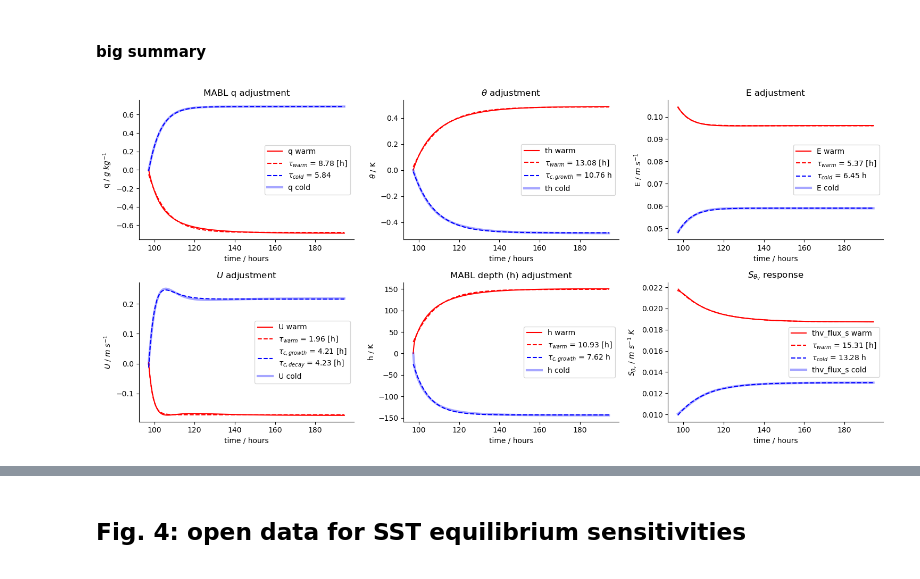
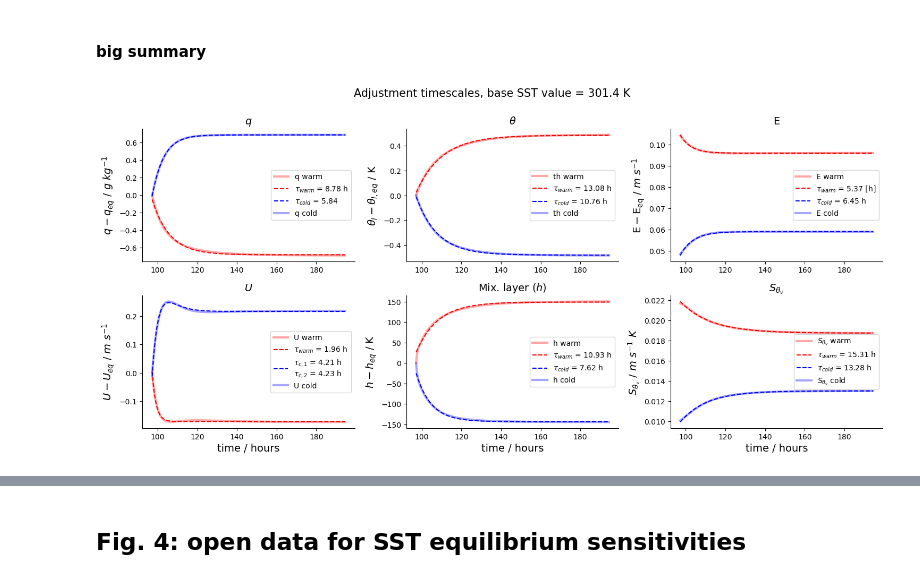
Before and after one commit to meteorologopazzo/QJRMS_0316, a Jupyter notebook: bulk_validation/BULK_MODEL_PLOTS-to_publish.ipynb, the cells around one changed output, grey strips where cells are left out. Drawn from its saved outputs; the diff is of its cells as text; code cells hidden in the pictures.

Commit message:
ERA5 over, adjustment scales done

```diff
--- a/bulk_validation/BULK_MODEL_PLOTS-to_publish.ipynb
+++ b/bulk_validation/BULK_MODEL_PLOTS-to_publish.ipynb
@@ -1014,6 +1024,9 @@ def set_variables_for_fit(var):
         if var == 'V':
             var_values_warm = V_warm; var_values_cold = V_cold
 
+        if var == 'U_tot':
+            var_values_warm = (U_warm**2 + V_warm**2)**0.5 ; var_values_cold = (U_cold**2 + V_cold**2)**0.5
+
     return time_warm, time_cold, var_values_warm, var_values_cold
 # %%
 
@@ -1490,11 +1503,11 @@ plt.plot(x,increasing_exp(x, a, b, c), '--r', label=r'$\tau_{warm}$ ='+f' {np.ab
 x, y = time_cold, var_values_cold
 y = y - y[0] #np.min(y)
 
-initial_guess = [y[-1], 0, -1/5, x[0], (np.max(y)-y[-1]), -1/50, x[10]]  #[y[-1], -1/2, 100, np.max(y)-y[-1], -1/15, 110]
+initial_guess = [y[-1], -y[-1], -1/5, x[0], (np.max(y)-y[-1]), -1/50, x[10]]  #[y[-1], -1/2, 100, np.max(y)-y[-1], -1/15, 110]
 
 # Fit the data to the exponential model
 
-fit_params_cold, params_covar_cold = curve_fit(double_exp, x, y, p0=initial_guess, maxfev=6000)
+fit_params_cold, params_covar_cold = curve_fit(double_exp, x, y, p0=initial_guess, method="trf", maxfev=6000)
 a, b, c, d, f, g, h = fit_params_cold[0], fit_params_cold[1], fit_params_cold[2], fit_params_cold[3], fit_params_cold[4], fit_params_cold[5], fit_params_cold[6]
 plt.plot(x, double_exp(x, a, b, c, d, f, g, h), '--b', label=r'$\tau_{c, growth}$ ='+f' {np.abs(round(1/c,2))} [h] \n'+ r'$\tau_{c, decay}$ ='+f' {np.abs(round(1/g,2))} [h]')
 
@@ -1516,8 +1529,27 @@ plt.legend()
 # %% [markdown]
 #### big summary
 # %%
+from scipy.optimize import curve_fit
+
+def increasing_exp(x, a, b, c):  # "warm"
+    return a*(1-np.exp(b*(x-c))) #(a+b*np.exp(c*(x-d)))
+
+def double_exp(x, a, b, c, d, f, g, h):
+    return a+b*np.exp(c*(x-d)) + f*np.exp(g*(x-h))
+
+def increasing_double_exp(x, a, b, c, d, f, g):
+    return a*(1-np.exp(b*(x-c))) + d*np.exp(f*(x-g))
+
+def decreasing_double_exp(x, a, b, c, d, f, g):
+    return a*(1-np.exp(b*(x-c))) + d*np.exp(f*(x-g))
+
+def decreasing_exp(x, a, b, c):  # "cold"
+    return a*np.exp(b*(x-c))
+
+
+
 fig, ax = plt.subplots(2,3, figsize=(15, 7))
-
+fig.suptitle(f"Adjustment timescales, base SST value = {SST_0} K", fontsize=15, y=1.005)
 
 ##################  moisture  ##################
 var = 'q'
@@ -1533,8 +1565,8 @@ fit_params_warm, params_covar_warm = curve_fit(increasing_exp, x, y, p0=initial_
 
 a, b, c = fit_params_warm[0], fit_params_warm[1], fit_params_warm[2] #, fit_params[3]
 tau_q_warm = np.abs(1/b)
-ax[0,0].plot(x, y, 'r', label=f'{var} warm')
-ax[0,0].plot(x, increasing_exp(x, a, b, c), '--r', label=r'$\tau_{warm}$ ='+f' {np.abs(round(1/b,2))} [h]')
+ax[0,0].plot(x, y, 'r', label=f'{var} warm', alpha=0.35, linewidth=3)
+ax[0,0].plot(x, increasing_exp(x, a, b, c), '--r', label=r'$\tau_{warm}$ ='+f' {np.abs(round(1/b,2))} h')
 
 
 x, y = time_cold, var_values_cold
@@ -1550,9 +1582,9 @@ tau_q_cold = np.abs(1/b)
 ax[0,0].plot(x, increasing_exp(x, a, b, c), '--b', label=r'$\tau_{cold}$ = '+f"{np.abs(1/b):.2f}") #label=r'$\tau_{c, growth}$ ='+f' {np.abs(round(1/c,2))} [h] \n'+ r'$\tau_{c, decay}$ ='+f' {np.abs(round(1/g,2))} [h]')
 ax[0,0].plot(x, y, 'b', label=f'{var} cold', alpha=0.35, linewidth=3)
 
-ax[0,0].set_title(r'MABL q adjustment')
-ax[0,0].set_xlabel("time / hours")
-ax[0,0].set_ylabel(r"q / $g~kg^{-1}$")
+ax[0,0].set_title(r'$q$', fontsize=14)
+# ax[0,0].set_xlabel("time / hours", fontsize=14)
+ax[0,0].set_ylabel(r"$q - q_{eq}$ / $g~kg^{-1}$", fontsize=14)
 
 
 
@@ -1567,8 +1599,8 @@ initial_guess = [y[-1], -1/20, 100]
 fit_params_warm, params_covar_warm = curve_fit(increasing_exp, x, y, p0=initial_guess)  # bounds=([0, 0, 0, -50], [100, 1000, 10,0])
 a, b, c = fit_params_warm[0], fit_params_warm[1], fit_params_warm[2] #, fit_params[3]
 tau_th_warm = np.abs(1/b)
-ax[0,1].plot(x, y, 'r', label=f'{var} warm')
-ax[0,1].plot(x, increasing_exp(x, a, b, c), '--r', label=r'$\tau_{warm}$ ='+f' {np.abs(round(1/b,2))} [h]')
+ax[0,1].plot(x, y, 'r', label=f'{var} warm', alpha=0.35, linewidth=3)
+ax[0,1].plot(x, increasing_exp(x, a, b, c), '--r', label=r'$\tau_{warm}$ ='+f' {np.abs(round(1/b,2))} h')
 
 
 x, y = time_cold, var_values_cold
@@ -1578,12 +1610,12 @@ initial_guess = [y[-1], -1/20, x[0]]
 fit_params_cold, params_covar_cold = curve_fit(increasing_exp, x, y, p0=initial_guess)
 a, b, c = fit_params_cold[0], fit_params_cold[1], fit_params_cold[2] #, fit_params[3]
 tau_th_cold = np.abs(1/b)
-ax[0,1].plot(x, increasing_exp(x, a, b, c), '--b', label=r'$\tau_{c, growth}$ ='+f' {np.abs(round(1/b,2))} h')
+ax[0,1].plot(x, increasing_exp(x, a, b, c), '--b', label=r'$\tau_{cold}$ ='+f' {np.abs(round(1/b,2))} h')
 ax[0,1].plot(x, y, 'b', label=f'{var} cold', alpha=0.35, linewidth=3)
 
-ax[0,1].set_title(r'$\theta$ adjustment')
-ax[0,1].set_xlabel("time / hours")
-ax[0,1].set_ylabel(r"$\theta$ / K")
+ax[0,1].set_title(r'$\theta$', fontsize=14)
+# ax[0,1].set_xlabel("time / hours", fontsize=14)
+ax[0,1].set_ylabel(r"$\theta_l - \theta_{l, eq}$ / K", fontsize=14)
 
 
 
@@ -1600,8 +1632,8 @@ fit_params_warm, params_covar_warm = curve_fit(increasing_exp, x, y, p0=initial_
 
 a, b, c = fit_params_warm[0], fit_params_warm[1], fit_params_warm[2] #, fit_params[3]
 tau_U_warm = np.abs(1/b)
-ax[1,0].plot(x, y, 'r', label=f'{var} warm')
-ax[1,0].plot(x,increasing_exp(x, a, b, c), '--r', label=r'$\tau_{warm}$ ='+f' {np.abs(round(1/b,2))} [h]')
+ax[1,0].plot(x, y, 'r', label=f'{var} warm', alpha=0.35, linewidth=3)
+ax[1,0].plot(x,increasing_exp(x, a, b, c), '--r', label=r'$\tau_{warm}$ ='+f' {np.abs(round(1/b,2))} h')
 
 x, y = time_cold, var_values_cold
 y = y - y[0] #np.min(y)
@@ -1610,13 +1642,13 @@ initial_guess = [y[-1], 0, -1/5, x[0], (np.max(y)-y[-1]), -1/50, x[10]]
 fit_params_cold, params_covar_cold = curve_fit(double_exp, x, y, p0=initial_guess, maxfev=6000)
 a, b, c, d, f, g, h = fit_params_cold[0], fit_params_cold[1], fit_params_cold[2], fit_params_cold[3], fit_params_cold[4], fit_params_cold[5], fit_params_cold[6]
 tau_U_cold = np.abs(1/c)
-ax[1,0].plot(x, double_exp(x, a, b, c, d, f, g, h), '--b', label=r'$\tau_{c, growth}$ ='+f' {np.abs(round(1/c,2))} [h] \n'+ r'$\tau_{c, decay}$ ='+f' {np.abs(round(1/g,2))} [h]')
+ax[1,0].plot(x, double_exp(x, a, b, c, d, f, g, h), '--b', label=r'$\tau_{c, 1}$ ='+f' {np.abs(round(1/c,2))} h \n'+ r'$\tau_{c, 2}$ ='+f' {np.abs(round(1/g,2))} h')
 
 ax[1,0].plot(x, y, 'b', label=f'{var} cold', alpha=0.35, linewidth=3)
 
-ax[1,0].set_title(r'$U$ adjustment')
-ax[1,0].set_xlabel("time / hours")
-ax[1,0].set_ylabel(r"$U$ / $m~s^{-1}$")
+ax[1,0].set_title(r'$U$', fontsize=14)
+ax[1,0].set_xlabel("time / hours", fontsize=14)
+ax[1,0].set_ylabel(r"$U - U_{eq}$ / $m~s^{-1}$", fontsize=14)
 
 
 ##################  MABL h  ###################
@@ -1631,8 +1663,8 @@ fit_params_warm, params_covar_warm = curve_fit(increasing_exp, x, y, p0=initial_
 
 a, b, c = fit_params_warm[0], fit_params_warm[1], fit_params_warm[2] #, fit_params[3]
 tau_h_warm = np.abs(1/b)
-ax[1,1].plot(x, y, 'r', label=f'{var} warm')
-ax[1,1].plot(x, increasing_exp(x, a, b, c), '--r', label=r'$\tau_{warm}$ ='+f' {np.abs(round(1/b,2))} [h]')
+ax[1,1].plot(x, y, 'r', label=f'{var} warm', alpha=0.35, linewidth=3)
+ax[1,1].plot(x, increasing_exp(x, a, b, c), '--r', label=r'$\tau_{warm}$ ='+f' {np.abs(round(1/b,2))} h')
 
 x, y = time_cold, var_values_cold
 y = y - y[0]  #np.min(y)
@@ -1640,13 +1672,13 @@ initial_guess = [y[-1], -1/20, x[0]]
 fit_params_cold, params_covar_cold = curve_fit(increasing_exp, x, y, p0=initial_guess)
 a, b, c = fit_params_cold[0], fit_params_cold[1], fit_params_cold[2] #, fit_params[3]
 tau_h_cold = np.abs(1/b)
-ax[1,1].plot(x, increasing_exp(x, a, b, c), '--b', label=r'$\tau_{c, growth}$ ='+f' {np.abs(round(1/b,2))} h')
+ax[1,1].plot(x, increasing_exp(x, a, b, c), '--b', label=r'$\tau_{cold}$ ='+f' {np.abs(round(1/b,2))} h')
 ax[1,1].plot(x, y, 'b', label=f'{var} cold', alpha=0.35, linewidth=3)
 
 
-ax[1,1].set_title(r'MABL depth (h) adjustment')
-ax[1,1].set_xlabel("time / hours")
-ax[1,1].set_ylabel(r"h / K")
+ax[1,1].set_title(r'Mix. layer ($h$)', fontsize=14)
+ax[1,1].set_xlabel("time / hours", fontsize=14)
+ax[1,1].set_ylabel(r"$h - h_{eq}$ / K", fontsize=14)
 
 
 
@@ -1664,7 +1696,7 @@ initial_guess = [y[-1], -1/10, x[0]]
 fit_params_warm, params_covar_warm = curve_fit(increasing_exp, x, y_fit, p0=initial_guess)  # bounds=([0, 0, 0, -50], [100, 1000, 10,0])
 a, b, c = fit_params_warm[0], fit_params_warm[1], fit_params_warm[2] #, fit_params[3]
 tauE_warm = np.abs(1/b)
-ax[0,2].plot(x, y, 'r', label=f'{var} warm')
+ax[0,2].plot(x, y, 'r', label=f'{var} warm', alpha=0.35, linewidth=3)
 ax[0,2].plot(x, y[0]+increasing_exp(x, a, b, c), '--r', label=r'$\tau_{warm}$ ='+f' {np.abs(round(1/b,2))} [h]')
 
 
@@ -1681,9 +1713,9 @@ ax[0,2].plot(x, y, 'b', label=f'{var} cold', alpha=0.35, linewidth=3)
 
 
 
-ax[0,2].set_title(r'E adjustment')
-ax[0,2].set_xlabel("time / hours")
-ax[0,2].set_ylabel(r"E / $m~s^{-1}$")
+ax[0,2].set_title(r'E', fontsize=14)
+# ax[0,2].set_xlabel("time / hours", fontsize=14)
+ax[0,2].set_ylabel(r"$\rm E - E_{eq}$ / $m~s^{-1}$", fontsize=14)
 
 
 
@@ -1698,40 +1730,40 @@ initial_guess = [y[-1], -1/10, x[0]]
 
 # Fit the data to the exponential model
 fit_params_warm, params_covar_warm = curve_fit(increasing_exp, x, y_fit, p0=initial_guess)  # bounds=([0, 0, 0, -50], [100, 1000, 10,0])
 a, b, c = fit_params_warm[0], fit_params_warm[1], fit_params_warm[2] #, fit_params[3]
 tau_thvF_warm = np.abs(1/b)
-ax[1,2].plot(x, y, 'r', label=f'{var} warm')
-ax[1,2].plot(x, y[0]+increasing_exp(x, a, b, c), '--r', label=r'$\tau_{warm}$ ='+f' {np.abs(round(1/b,2))} [h]')
+ax[1,2].plot(x, y, 'r', label=r'$S_{\theta_v}$ warm', alpha=0.35, linewidth=3)
+ax[1,2].plot(x, y[0]+increasing_exp(x, a, b, c), '--r', label=r'$\tau_{warm}$ ='+f' {np.abs(round(1/b,2))} h')
 
 
 x, y = time_cold, var_values_cold
 y = y #- y[0] #np.min(y)
 initial_guess = [y[-1], -1/20, x[0]]
 
 # Fit the data to the exponential model
 fit_params_cold, params_covar_cold = curve_fit(increasing_exp, x, y, p0=initial_guess)
 a, b, c = fit_params_cold[0], fit_params_cold[1], fit_params_cold[2]
 tau_thvF_cold = np.abs(1/b)
 ax[1,2].plot(x, increasing_exp(x, a, b, c), '--b', label=r'$\tau_{cold}$ = '+f"{np.abs(1/b):.2f} h") #label=r'$\tau_{c, growth}$ ='+f' {np.abs(round(1/c,2))} [h] \n'+ r'$\tau_{c, decay}$ ='+f' {np.abs(round(1/g,2))} [h]')
-ax[1,2].plot(x, y, 'b', label=f'{var} cold', alpha=0.35, linewidth=3)
+ax[1,2].plot(x, y, 'b', label=r'$S_{\theta_v}$ cold', alpha=0.35, linewidth=3)
 
 
 
-ax[1,2].set_title(r'$S_{\theta_v}$ response')
-ax[1,2].set_xlabel("time / hours")
-ax[1,2].set_ylabel(r"$S_{\theta_v}$ / $m~s^{-1}~K$")
+ax[1,2].set_title(r'$S_{\theta_v}$', fontsize=14)
+ax[1,2].set_xlabel("time / hours", fontsize=14)
+ax[1,2].set_ylabel(r"$S_{\theta_v}$ / $m~s^{-1}~K$", fontsize=14)
 
 
 ### cosmetics
 for x in ax.flatten():
     x.legend()
     for spine in ['top', 'right']:
         x.spines[spine].set_visible(False)
 
 
 plt.tight_layout()
 # %% [output]
-[figure, old version]
+[figure, new version]
 # %%
 import pandas as pd
 from IPython.display import display, HTML
```
Also changed, not shown: parts of 4 cells of this notebook, 1 other file.
